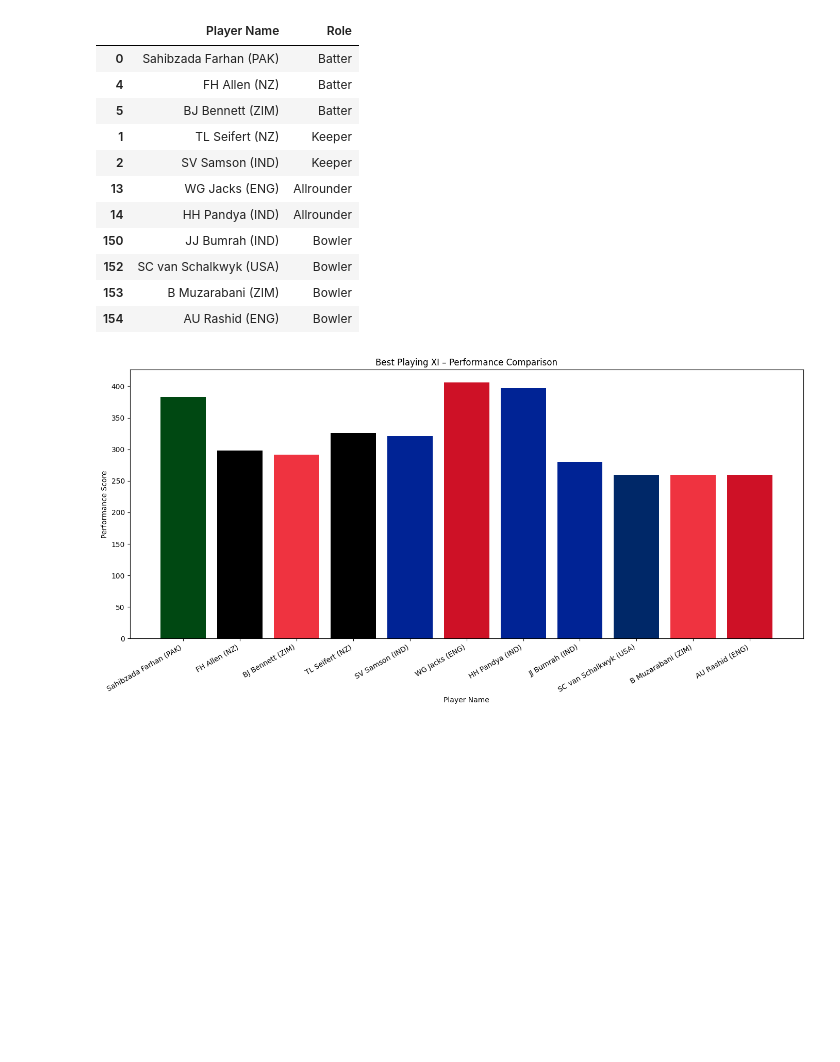
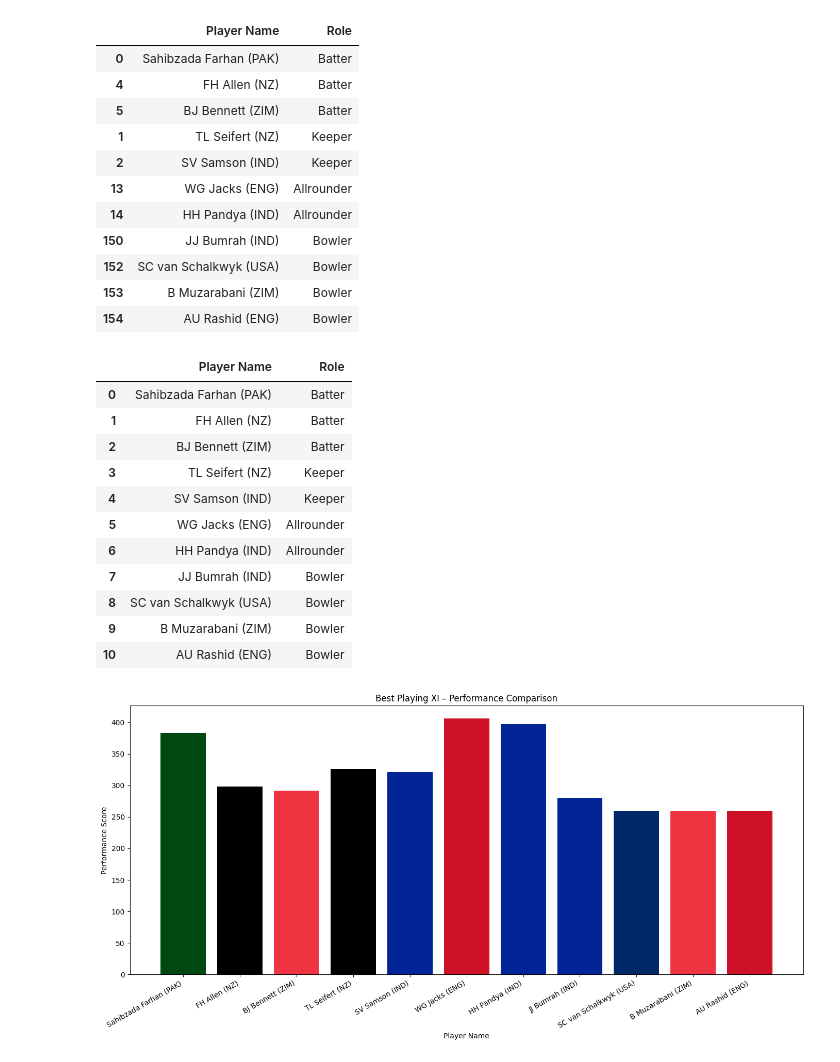
Before and after one commit to Techcps/ICC-Men-s-T20-World-Cup-2026, a Jupyter notebook: T20WC2026.ipynb, the cells around one changed output. Drawn from its saved outputs; the diff is of its cells as text; code cells hidden in the pictures; blank space fills up the shorter version.

```diff
--- a/T20WC2026.ipynb
+++ b/T20WC2026.ipynb
@@ -251,6 +251,56 @@ See the caveats in the documentation: https://pandas.pydata.org/pandas-docs/stab
 | 152 | SC van Schalkwyk (USA) | Bowler |
 | 153 | B Muzarabani (ZIM) | Bowler |
 | 154 | AU Rashid (ENG) | Bowler |
+# %%
+# Select players for the Best Playing XI
+
+# make proper copies (fix SettingWithCopyWarning)
+best_batters = best_batters.copy()
+best_keeper = best_keeper.copy()
+best_allrounders = best_allrounders.copy()
+best_bowlers = best_bowlers.copy()
+
+# assign roles safely
+best_batters.loc[:, "Role"] = "Batter"
+best_keeper.loc[:, "Role"] = "Keeper"
+best_allrounders.loc[:, "Role"] = "Allrounder"
+best_bowlers.loc[:, "Role"] = "Bowler"
+
+# combine players
+best_xi = pd.concat([
+    best_batters,
+    best_keeper,
+    best_allrounders,
+    best_bowlers
+], ignore_index=True)
+
+# define role order
+role_order = ["Batter", "Keeper", "Allrounder", "Bowler"]
+
+best_xi["Role"] = pd.Categorical(
+    best_xi["Role"],
+    categories=role_order,
+    ordered=True
+)
+
+# sort by role
+best_xi = best_xi.sort_values("Role")
+
+# final output
+best_xi[["Player Name", "Role"]]
+# %% [output]
+|  | Player Name | Role |
+| 0 | Sahibzada Farhan (PAK) | Batter |
+| 1 | FH Allen (NZ) | Batter |
+| 2 | BJ Bennett (ZIM) | Batter |
+| 3 | TL Seifert (NZ) | Keeper |
+| 4 | SV Samson (IND) | Keeper |
+| 5 | WG Jacks (ENG) | Allrounder |
+| 6 | HH Pandya (IND) | Allrounder |
+| 7 | JJ Bumrah (IND) | Bowler |
+| 8 | SC van Schalkwyk (USA) | Bowler |
+| 9 | B Muzarabani (ZIM) | Bowler |
+| 10 | AU Rashid (ENG) | Bowler |
 # %%
 import matplotlib.pyplot as plt
 import pandas as pd
```
